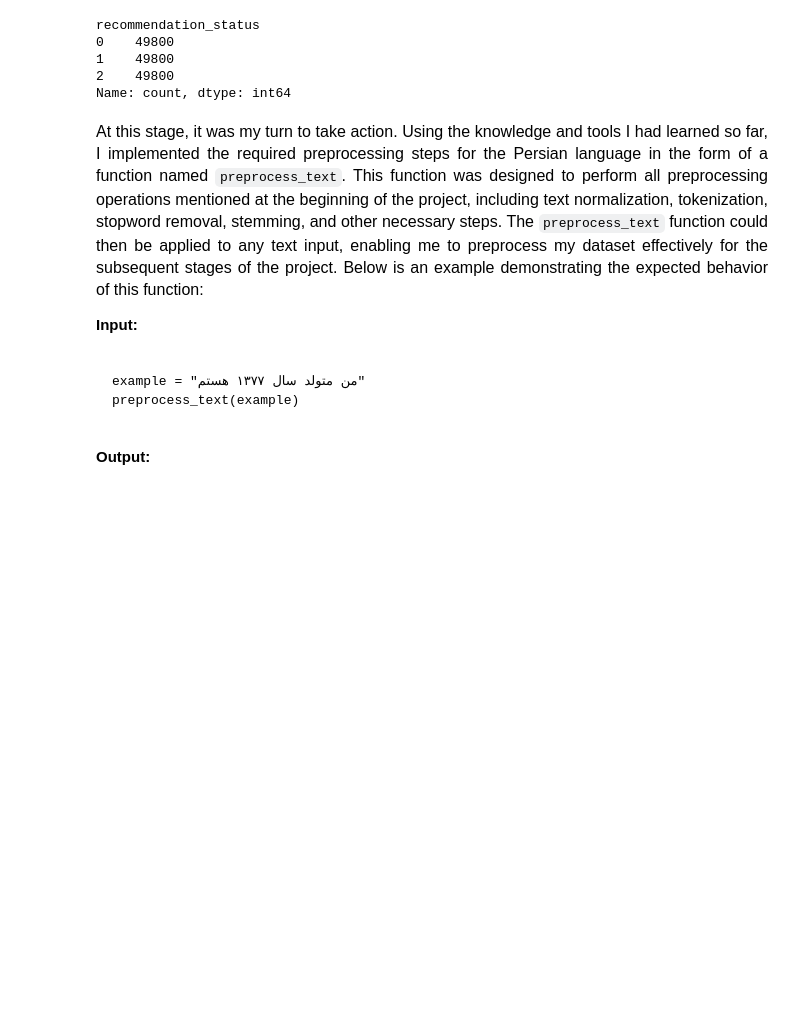
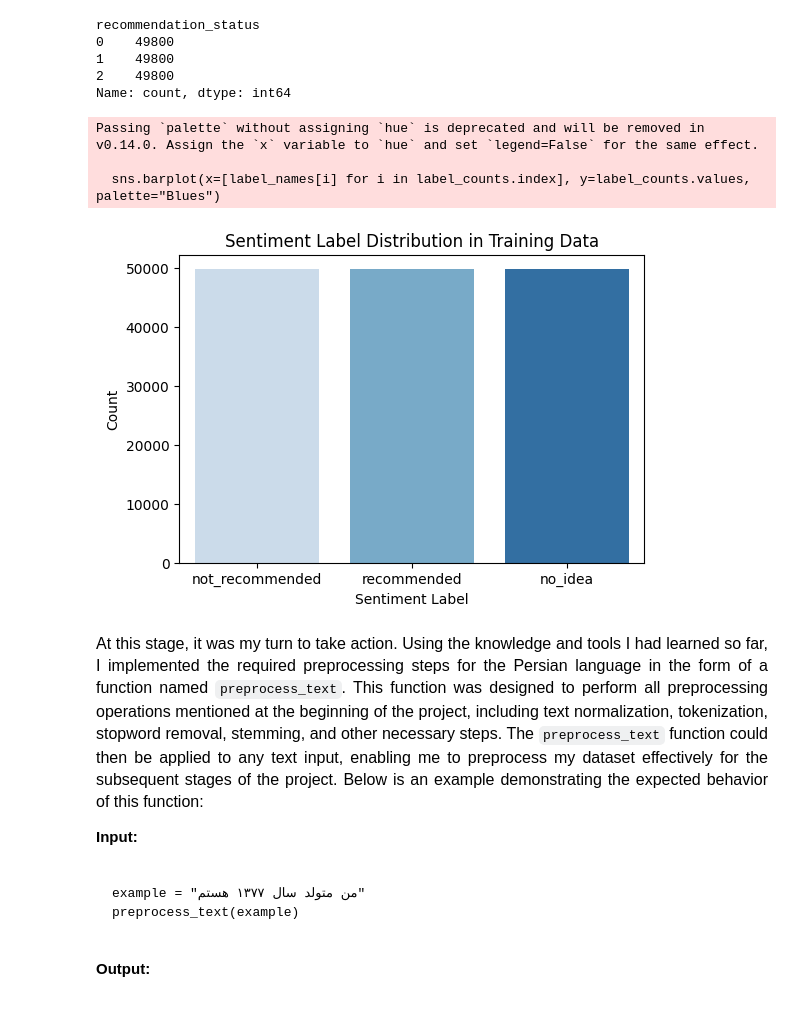
Before and after one commit to Mah-En/Sentiment-Explorer-Persian-Comment-Classification, a Jupyter notebook: persian_comments_preprocessing.ipynb, the cells around one changed output. Saved outputs shown, nothing was run; the diff lists cells and outputs as text; code cells hidden in the pictures; blank space fills up the shorter version.

```diff
--- a/persian_comments_preprocessing.ipynb
+++ b/persian_comments_preprocessing.ipynb
@@ -152,6 +152,25 @@ recommendation_status
 1    49800
 2    49800
 Name: count, dtype: int64
+# %%
+import matplotlib.pyplot as plt
+import seaborn as sns
+
+# Count of each sentiment label
+label_counts = train_data['recommendation_status'].value_counts().sort_index()
+label_names = {0: 'not_recommended', 1: 'recommended', 2: 'no_idea'}
+
+plt.figure(figsize=(6,4))
+sns.barplot(x=[label_names[i] for i in label_counts.index], y=label_counts.values, palette="Blues")
+plt.title("Sentiment Label Distribution in Training Data")
+plt.xlabel("Sentiment Label")
+plt.ylabel("Count")
+plt.show()
+# %% [output]
+Passing `palette` without assigning `hue` is deprecated and will be removed in v0.14.0. Assign the `x` variable to `hue` and set `legend=False` for the same effect.
+
+  sns.barplot(x=[label_names[i] for i in label_counts.index], y=label_counts.values, palette="Blues")
+[figure, added]
 # %% [markdown]
 <p dir="ltr" style="direction: ltr;text-align: justify;line-height:200%;font-family:Times New Roman;font-size:medium">
   At this stage, it was my turn to take action. Using the knowledge and tools I had learned so far, I implemented the required preprocessing steps for the Persian language in the form of a function named <code>preprocess_text</code>.
```
Also changed, not shown: parts of 7 cells of this notebook, 3 other files.
